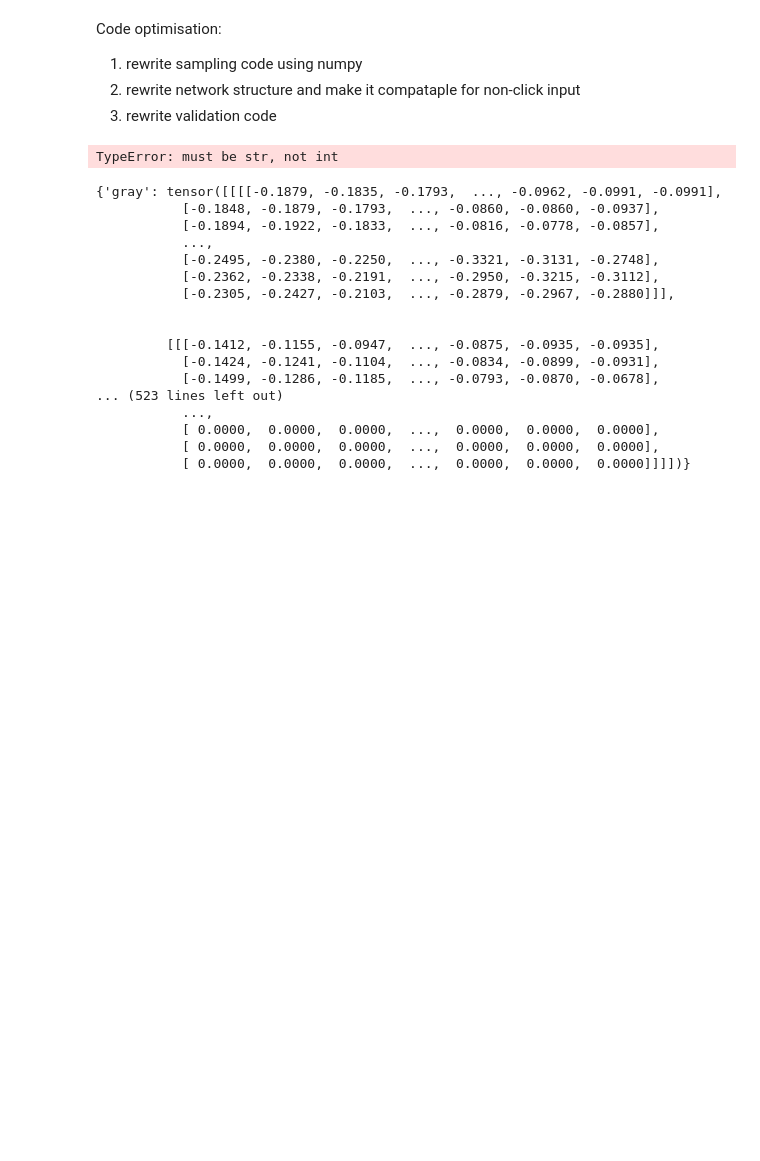
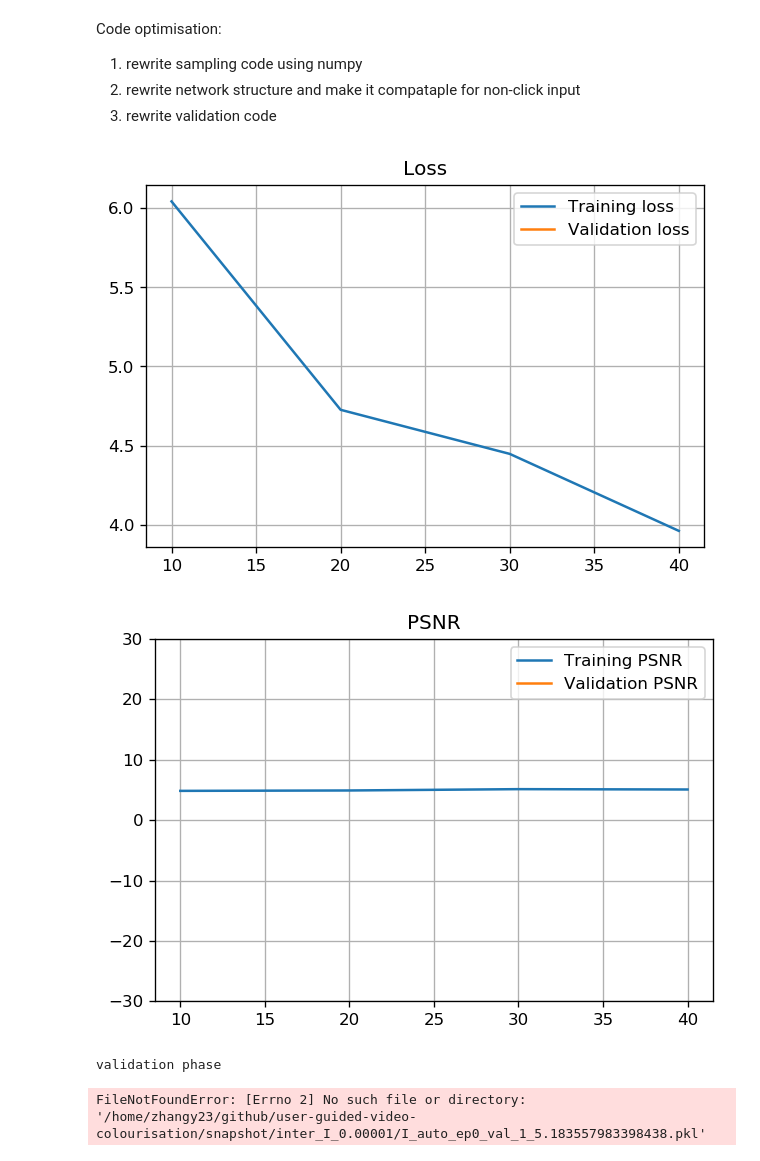
Before and after one commit to Zhang-Yiqian/user-guided-video-colourisation, a Jupyter notebook: train_I_auto.ipynb, the cells around one changed output. Drawn from its saved outputs; the diff is of its cells as text; code cells hidden in the pictures; blank space fills up the shorter version.

Commit message:
auto_I

```diff
--- a/train_I_auto.ipynb
+++ b/train_I_auto.ipynb
@@ -102,15 +102,13 @@ for epoch in range(opt.epoch_count, opt.niter + opt.niter_decay):
     val_step = 0
     model_index = 0
     for i, data_raw in enumerate(dataset_loader_train):
-        data_np = utils.get_colorization_data(data_raw, opt, p=opt.sample_p)
-        data = ToCuda(data_np)
-        print('x'+1)
         total_steps += 1
         val_step += 1
 
-        em_ab = model(data['gray'], data['clicks'], data['prev'])
-        model.optimizer.zero_grad()
-        loss = model.criterion(em_ab, data['ab'])
+        data_np = utils.get_colorization_data(data_raw, opt, p=opt.sample_p)
+        data = ToCuda(data_np)
+        fake_ab = model(data['gray'], data['clicks'], data['prev'])
+        loss = model.calc_loss(data['ab'], fake_ab)
         loss.backward()
         model.optimizer.step()
 
@@ -123,14 +121,13 @@ for epoch in range(opt.epoch_count, opt.niter + opt.niter_decay):
             for ii, data_raw_val in enumerate(dataset_loader_val):
                 data_np_val = utils.get_colorization_data(data_raw_val, opt, p=opt.sample_p)
                 data_val = ToCuda(data_np_val)
-                em_ab_val = model(data_val['gray'], data_val['clicks'], data_val['prev'])
+                fake_ab_val = model(data_val['gray'], data_val['clicks'], data_val['prev'])
+                loss_val = model.calc_loss(data_val['ab'], fake_ab_val)
 
-                scores = model.criterion(em_ab_val, data_val['ab'])
-                em_ab_np_val = em_ab_val.detach().cpu().numpy()
-                psnr = PSNR(data_np_val, em_ab_np_val, opt, avg=False)
+                psnr_val = calc_batch_psnr(data_val['gray'].detach(), data_val['ab'].detach(), fake_ab_val.detach(), opt, avg=False)
 
-                val_loss += scores.detach().cpu().numpy()
-                val_psnr += psnr
+                val_loss += loss_val.detach().cpu().numpy()
+                val_psnr += psnr_val
             val_psnrs.append(val_psnr / dataset_val_size)
             val_losses.append(val_loss / dataset_val_size)
             X_val.append(total_steps)
@@ -143,60 +140,42 @@ for epoch in range(opt.epoch_count, opt.niter + opt.niter_decay):
         if total_steps % opt.print_freq == 0:
             X_train.append(total_steps)
             # loss and PSNR
-            em_ab_np = em_ab.detach().cpu().numpy()
-            train_psnrs.append(PSNR(data_np, em_ab_np, opt))
+            train_psnrs.append(calc_batch_psnr(data['gray'].detach(), data['ab'].detach(), fake_ab.detach(), opt))
             train_losses.append(loss.detach().cpu().numpy())
 
             # plot loss and PSNR curve
             clear_output(wait=True)
             plt.figure(1)
             plt.rcParams['figure.dpi'] = 120
-            plt.ylim([0, .03])
+            # plt.ylim([0, .03])
             plt.title('Loss')
             plt.plot(X_train, train_losses, label="Training loss")
             plt.plot(X_val, val_losses, label="Validation loss")
             plt.grid(True)
             plt.legend()
             plt.show()
 
             plt.figure(2)
             plt.rcParams['figure.dpi'] = 120
             plt.ylim([-30, 30])
             plt.title('PSNR')
             plt.plot(X_train, train_psnrs, label="Training PSNR")
             plt.plot(X_val, val_psnrs, label="Validation PSNR")
             plt.grid(True)
             plt.legend()
             plt.show()
 
     np.save('Iter'+str(epoch)+'train_loss.npy', train_losses)
     np.save('Iter'+str(epoch)+'val_loss.npy', val_losses)
     np.save('Iter'+str(epoch)+'train_psnr.npy', train_psnrs)
     np.save('Iter'+str(epoch)+'val_psnrs.npy', val_psnrs)
 # %% [output]
+[figure, added]
+[figure, added]
-TypeError: must be str, not int
+validation phase
+FileNotFoundError: [Errno 2] No such file or directory: '/home/zhangy23/github/user-guided-video-colourisation/snapshot/inter_I_0.00001/I_auto_ep0_val_1_5.183557983398438.pkl'
 # %%
 #!sudo apt-get install -y psmisc
 #!fuser /dev/nvidia*
 # %%
 #!kill 1529
-# %%
-data_np
-# %% [output]
-{'gray': tensor([[[[-0.1879, -0.1835, -0.1793,  ..., -0.0962, -0.0991, -0.0991],
-           [-0.1848, -0.1879, -0.1793,  ..., -0.0860, -0.0860, -0.0937],
-           [-0.1894, -0.1922, -0.1833,  ..., -0.0816, -0.0778, -0.0857],
-           ...,
-           [-0.2495, -0.2380, -0.2250,  ..., -0.3321, -0.3131, -0.2748],
-           [-0.2362, -0.2338, -0.2191,  ..., -0.2950, -0.3215, -0.3112],
-           [-0.2305, -0.2427, -0.2103,  ..., -0.2879, -0.2967, -0.2880]]],
-
-
-         [[[-0.1412, -0.1155, -0.0947,  ..., -0.0875, -0.0935, -0.0935],
-           [-0.1424, -0.1241, -0.1104,  ..., -0.0834, -0.0899, -0.0931],
-           [-0.1499, -0.1286, -0.1185,  ..., -0.0793, -0.0870, -0.0678],
-... (523 lines left out)
-           ...,
-           [ 0.0000,  0.0000,  0.0000,  ...,  0.0000,  0.0000,  0.0000],
-           [ 0.0000,  0.0000,  0.0000,  ...,  0.0000,  0.0000,  0.0000],
-           [ 0.0000,  0.0000,  0.0000,  ...,  0.0000,  0.0000,  0.0000]]]])}
```
Also changed, not shown: parts of 12 cells of this notebook, 3 other files.
